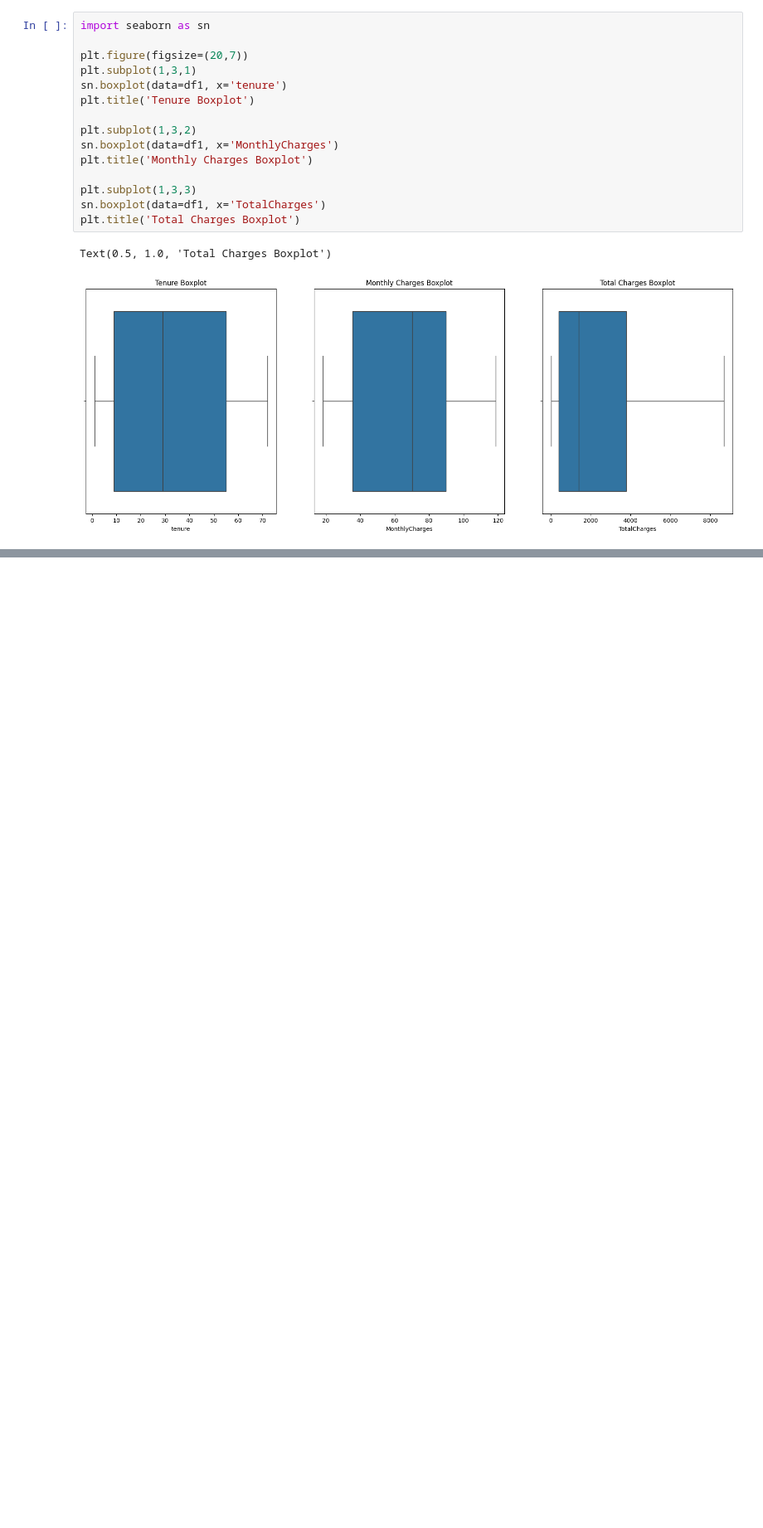
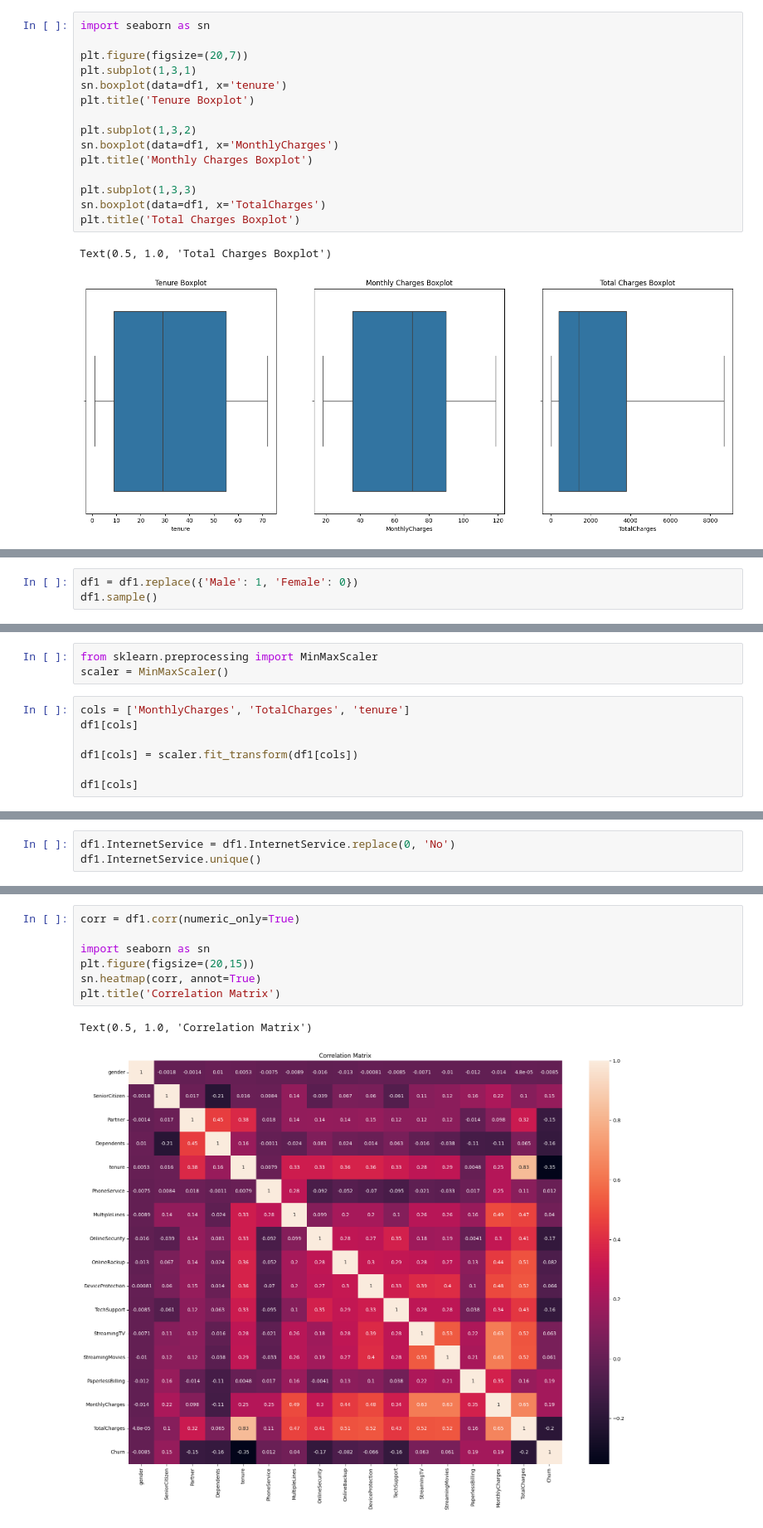
Before and after one commit to dextermadh/Customer-Churn-Prediction-using-ANN, a Jupyter notebook: notebook.ipynb, the cells around one changed output, grey strips where cells are left out. Shown at 83% size. Cells and saved outputs as stored; diff of their text form; blank space fills up the shorter version.

```diff
--- a/notebook.ipynb
+++ b/notebook.ipynb
@@ -195,0 +307,3 @@ Text(0.5, 1.0, 'Total Charges Boxplot')
+# %%
+df1 = df1.replace({'Male': 1, 'Female': 0})
+df1.sample()
@@ -195,0 +313,10 @@ Text(0.5, 1.0, 'Total Charges Boxplot')
+# %%
+from sklearn.preprocessing import MinMaxScaler
+scaler = MinMaxScaler()
+# %%
+cols = ['MonthlyCharges', 'TotalCharges', 'tenure']
+df1[cols]
+
+df1[cols] = scaler.fit_transform(df1[cols])
+
+df1[cols]
@@ -195,0 +344,3 @@ Text(0.5, 1.0, 'Total Charges Boxplot')
+# %%
+df1.InternetService = df1.InternetService.replace(0, 'No')
+df1.InternetService.unique()
@@ -195,0 +386,10 @@ Text(0.5, 1.0, 'Total Charges Boxplot')
+# %%
+corr = df1.corr(numeric_only=True)
+
+import seaborn as sn
+plt.figure(figsize=(20,15))
+sn.heatmap(corr, annot=True)
+plt.title('Correlation Matrix')
+# %% [output]
+Text(0.5, 1.0, 'Correlation Matrix')
+[figure, added]
```
Also changed, not shown: parts of 39 cells of this notebook.
